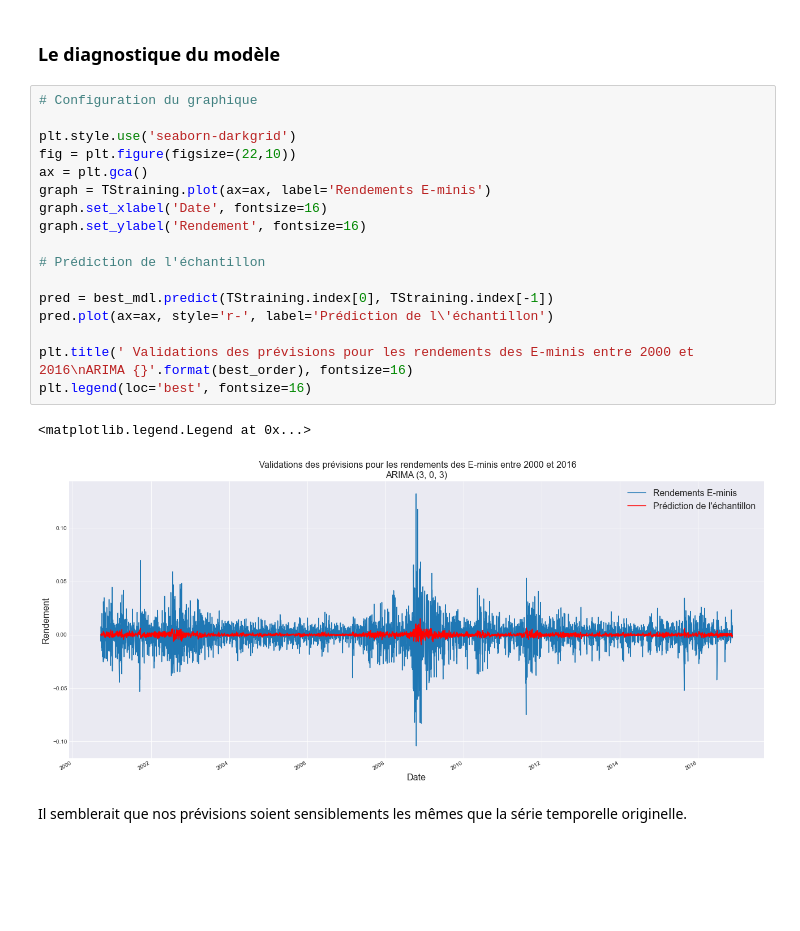
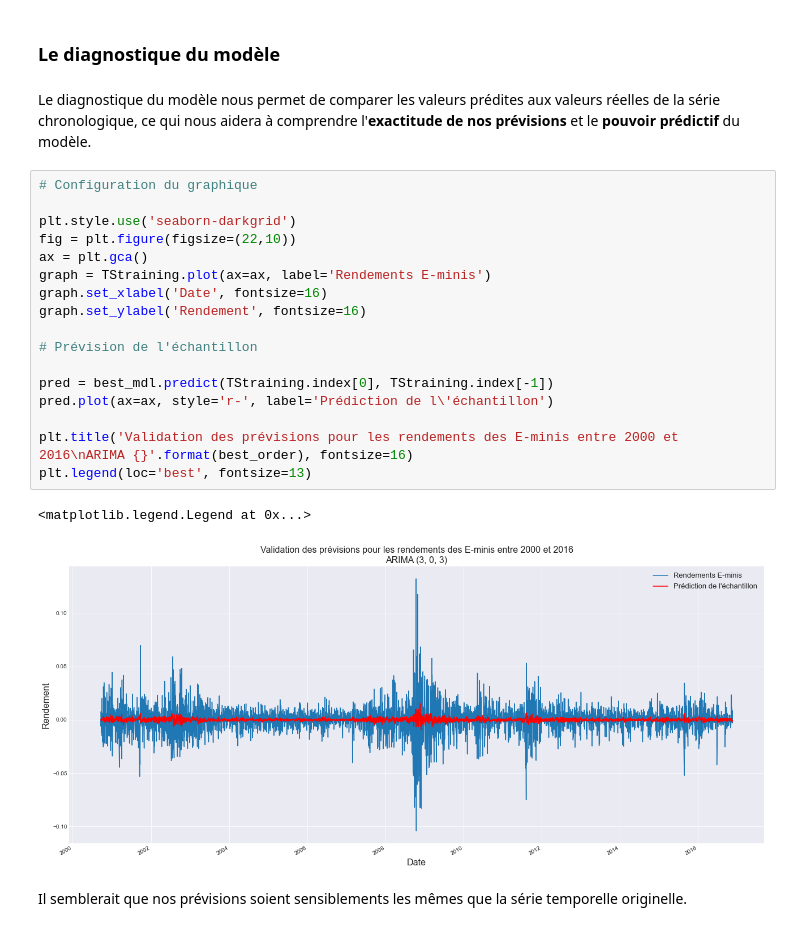
Before and after one commit to Lawisss/Helenos-Model, a Jupyter notebook: ARIMA.ipynb, the cells around one changed output. Cells and saved outputs as stored; diff of their text form; blank space fills up the shorter version.

```diff
--- a/ARIMA.ipynb
+++ b/ARIMA.ipynb
@@ -342,26 +354,28 @@ La p-value est de 7.450330120387874e-94. Le résidu ne semble pas normalement di
 Ainsi, le test Kolmogorov-Smirnov semble montrer que le résidu n'est pas normalement distribué.
 # %% [markdown]
 ###  Le diagnostique du modèle
+# %% [markdown]
+Le diagnostique du modèle nous permet de comparer les valeurs prédites aux valeurs réelles de la série chronologique, ce qui nous aidera à comprendre l'**exactitude de nos prévisions** et le **pouvoir prédictif** du modèle.
 # %%
 # Configuration du graphique
 
 plt.style.use('seaborn-darkgrid')
 fig = plt.figure(figsize=(22,10))
 ax = plt.gca()
 graph = TStraining.plot(ax=ax, label='Rendements E-minis')
 graph.set_xlabel('Date', fontsize=16)
 graph.set_ylabel('Rendement', fontsize=16)
 
-# Prédiction de l'échantillon
+# Prévision de l'échantillon
 
 pred = best_mdl.predict(TStraining.index[0], TStraining.index[-1])
 pred.plot(ax=ax, style='r-', label='Prédiction de l\'échantillon')
 
-plt.title(' Validations des prévisions pour les rendements des E-minis entre 2000 et 2016\nARIMA {}'.format(best_order), fontsize=16)
-plt.legend(loc='best', fontsize=16)
+plt.title('Validation des prévisions pour les rendements des E-minis entre 2000 et 2016\nARIMA {}'.format(best_order), fontsize=16)
+plt.legend(loc='best', fontsize=13)
 # %% [output]
 <matplotlib.legend.Legend at 0x...>
-[figure, old version]
+[figure, new version]
 # %% [markdown]
 Il semblerait que nos prévisions soient sensiblements les mêmes que la série temporelle originelle.
 # %% [markdown]
```
Also changed, not shown: parts of 14 cells of this notebook, 2 other files.
